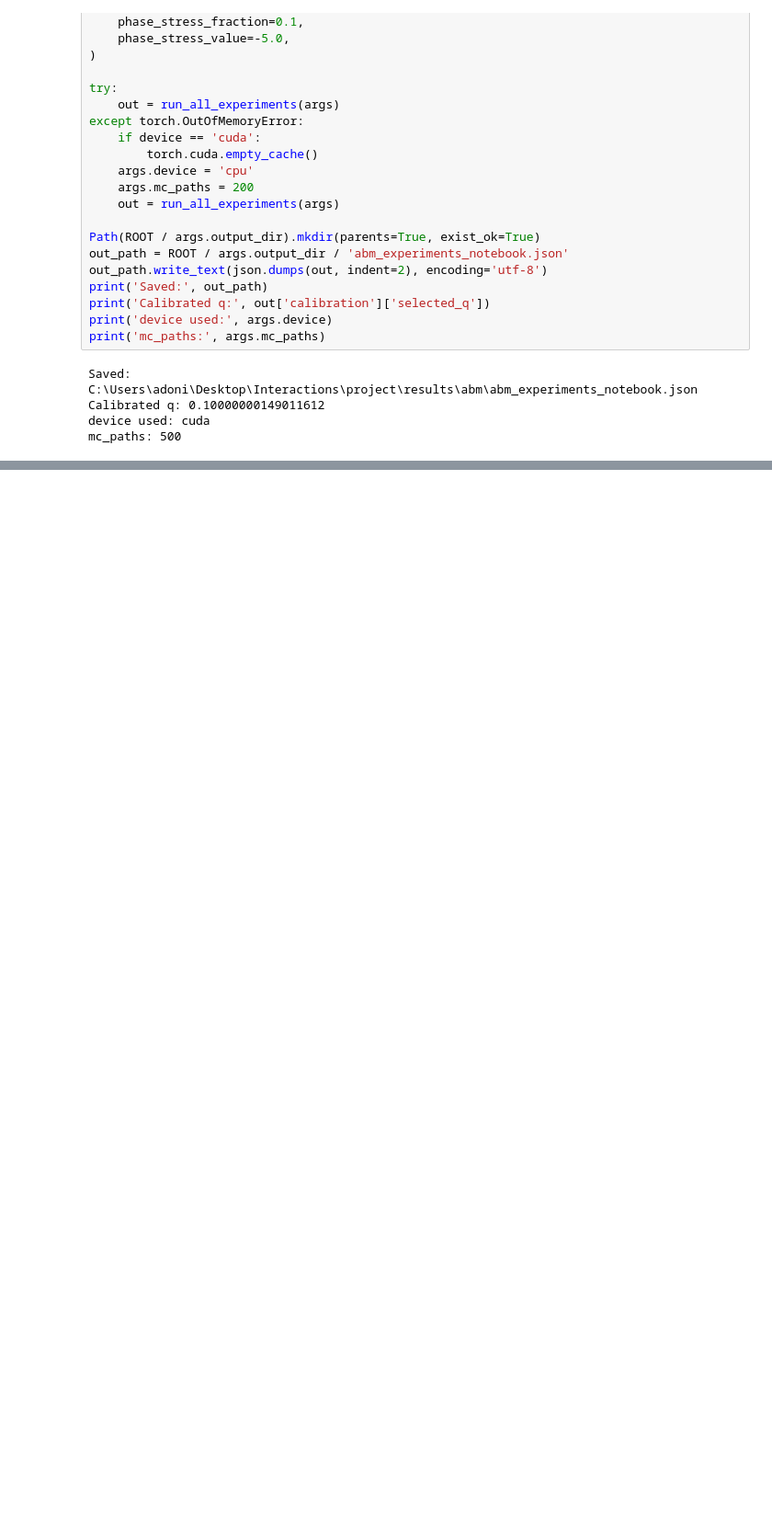
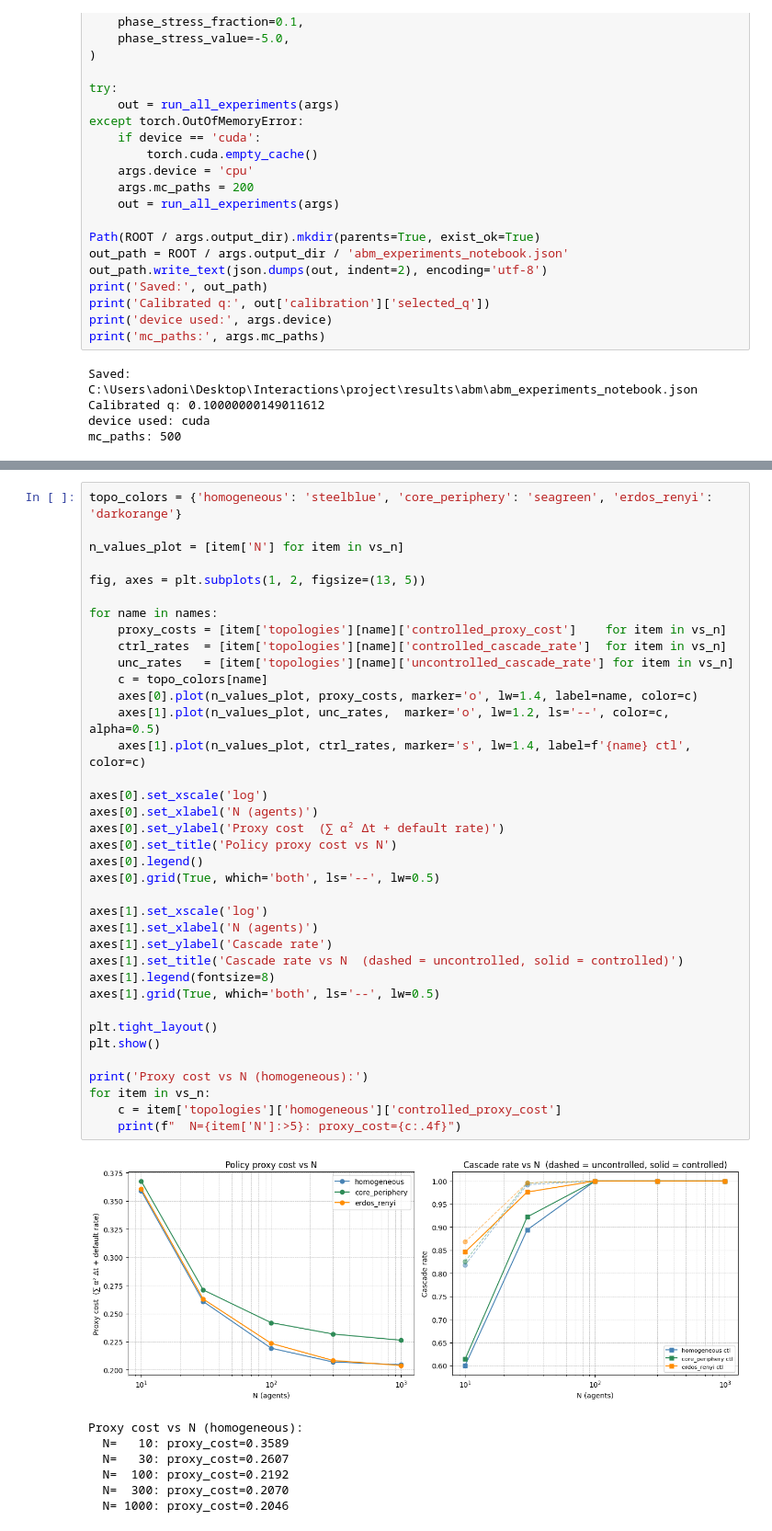
Before and after one commit to adonis107/MVA_INT, a Jupyter notebook: notebooks/2. ABM Experiments.ipynb, the cells around one changed output, grey strips where cells are left out. Shown at 92% size. Drawn from its saved outputs; the diff is of its cells as text; blank space fills up the shorter version.

```diff
--- a/notebooks/2. ABM Experiments.ipynb
+++ b/notebooks/2. ABM Experiments.ipynb
@@ -196,3 +187,48 @@ print('q-grid controlled sizes (homogeneous):', [item['topologies']['homogeneous
 N-grid controlled sizes (homogeneous): [0.9760000705718994, 2.4800000190734863, 7.306000232696533, 20.880001068115234, 69.92000579833984]
 q-grid controlled sizes (homogeneous): [61.13600158691406, 55.10400390625, 49.496002197265625, 44.42000198364258, 40.592002868652344]
+# %%
+topo_colors = {'homogeneous': 'steelblue', 'core_periphery': 'seagreen', 'erdos_renyi': 'darkorange'}
+
+n_values_plot = [item['N'] for item in vs_n]
+
+fig, axes = plt.subplots(1, 2, figsize=(13, 5))
+
+for name in names:
+    proxy_costs = [item['topologies'][name]['controlled_proxy_cost']    for item in vs_n]
+    ctrl_rates  = [item['topologies'][name]['controlled_cascade_rate']  for item in vs_n]
+    unc_rates   = [item['topologies'][name]['uncontrolled_cascade_rate'] for item in vs_n]
+    c = topo_colors[name]
+    axes[0].plot(n_values_plot, proxy_costs, marker='o', lw=1.4, label=name, color=c)
+    axes[1].plot(n_values_plot, unc_rates,  marker='o', lw=1.2, ls='--', color=c, alpha=0.5)
+    axes[1].plot(n_values_plot, ctrl_rates, marker='s', lw=1.4, label=f'{name} ctl', color=c)
+
+axes[0].set_xscale('log')
+axes[0].set_xlabel('N (agents)')
+axes[0].set_ylabel('Proxy cost  (∑ α² Δt + default rate)')
+axes[0].set_title('Policy proxy cost vs N')
+axes[0].legend()
+axes[0].grid(True, which='both', ls='--', lw=0.5)
+
+axes[1].set_xscale('log')
+axes[1].set_xlabel('N (agents)')
+axes[1].set_ylabel('Cascade rate')
+axes[1].set_title('Cascade rate vs N  (dashed = uncontrolled, solid = controlled)')
+axes[1].legend(fontsize=8)
+axes[1].grid(True, which='both', ls='--', lw=0.5)
+
+plt.tight_layout()
+plt.show()
+
+print('Proxy cost vs N (homogeneous):')
+for item in vs_n:
+    c = item['topologies']['homogeneous']['controlled_proxy_cost']
+    print(f"  N={item['N']:>5}: proxy_cost={c:.4f}")
+# %% [output]
+[figure, added]
+Proxy cost vs N (homogeneous):
+  N=   10: proxy_cost=0.3589
+  N=   30: proxy_cost=0.2607
+  N=  100: proxy_cost=0.2192
+  N=  300: proxy_cost=0.2070
+  N= 1000: proxy_cost=0.2046
 # %% [markdown]
```
Also changed, not shown: parts of 15 cells of this notebook, 3 other files.
